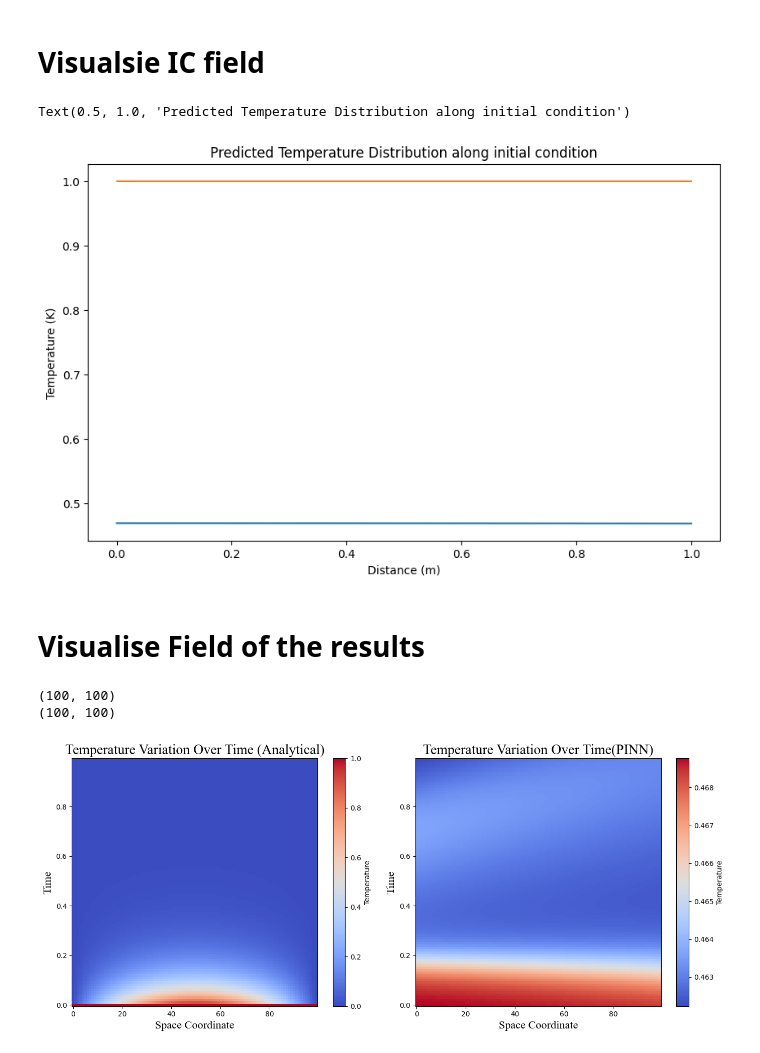
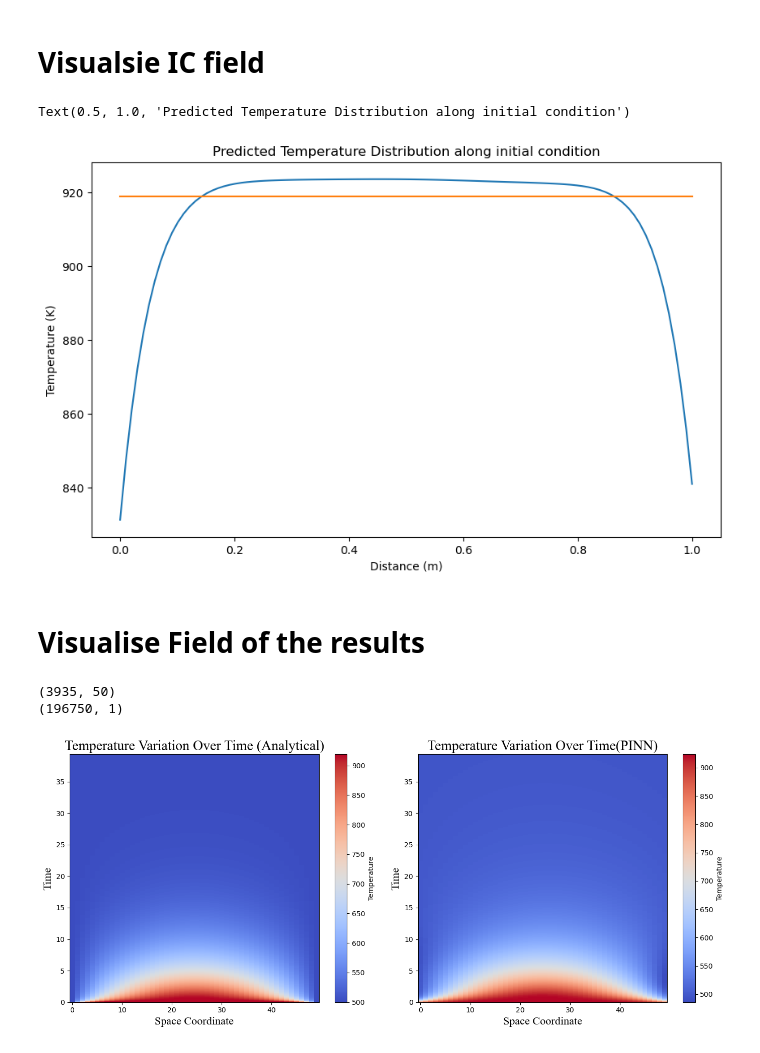
Before and after one commit to radhikrammohan/1D_HT_Pinn, a Jupyter notebook: Data-prep/PINN/Basic_training/spartan/visual.ipynb, the cells around one changed output. Saved outputs shown, nothing was run; the diff lists cells and outputs as text; code cells hidden in the pictures.

```diff
--- a/Data-prep/PINN/Basic_training/spartan/visual.ipynb
+++ b/Data-prep/PINN/Basic_training/spartan/visual.ipynb
@@ -173,7 +212,7 @@ loss_test = test_loss
 # print(f"Test loss loaded on {device}: {type(test_loss)}")
 
 # Load the Trained Model
-model = PINN(2, 20, 1, 8).to(device)
+model = PINN(2, 20, 1, 5).to(device)
 model_location = f"output_files/job_{job_id}/best-model.pth"
 model.load_state_dict(torch.load(model_location, map_location =device,weights_only=False))
 # %% [output]
@@ -224,13 +263,20 @@ inp_data = input_t
 
 temp_nn = model(inp_data[:,0].unsqueeze(1), inp_data[:,1].unsqueeze(1)).cpu().detach().numpy() # Get the predictions from the model
 
-dx = 1/100
-time_end = 1
-# temp_nn = invscaler(temp_nn,500.0,919.0) # Inverse transform the predictions
+dx = heat_data.dx
+time_end = time_end
+
+def invscaler(temp_nn, temp_init, t_surr):
+    temp_nn = ((temp_nn * (temp_init - t_surr))) + t_surr
+    return temp_nn
+
+temp_nn = invscaler(temp_nn,919.0,500.0) # Inverse transform the predictions
+
 temp_d= temp_data.reshape(num_steps, numpoints) # Reshape the actual temperature data to a 2D array
 temp_nn_t = temp_nn.reshape(num_steps, numpoints) # Reshape the predictions to a 2D array
-time_ss= np.linspace(0, time_end, num_steps )
-left , idx, right = 0, 50, 100
+
+time_ss= np.linspace(0, time_end, num_steps)
+left , idx, right = 0, 24,49
 
 fig = plt.figure(figsize=(20, 6))
 ax1,ax2,ax3 = fig.subplots(1,3)
@@ -268,57 +314,58 @@ t = torch.tensor(t).float().to(device)
 temp_pred = model(x.unsqueeze(1), t.unsqueeze(1)).cpu().detach().numpy()
 
 Act_temp = (torch.ones_like(x)).cpu().detach().numpy()
+Act_temp_r = Act_temp * 919.0
+
+temp_pred_r = invscaler(temp_pred, 919.0, 500.0) # Inverse transform the predictions
 plt.figure(figsize=(10, 6))
-plt.plot(x.cpu().detach().numpy(), temp_pred, label='Predicted Temperature')
-plt.plot(x.cpu().detach().numpy(), Act_temp, label='Actual Temperature')
+plt.plot(x.cpu().detach().numpy(), temp_pred_r, label='Predicted Temperature')
+plt.plot(x.cpu().detach().numpy(), Act_temp_r, label='Actual Temperature')
 plt.xlabel('Distance (m)')
 plt.ylabel('Temperature (K)')
 plt.title('Predicted Temperature Distribution along initial condition')
 #end
 # %% [output]
 Text(0.5, 1.0, 'Predicted Temperature Distribution along initial condition')
-[figure, old version]
+[figure, new version]
 # %% [markdown]
 # Visualise Field of the results
 # %%
 
+Act_temp = temp_data
 
-Act_temp = temp_data
 Act_temp = Act_temp.reshape(num_steps, numpoints)
 print(Act_temp.shape)
 
 input_pred = input_t
 temp_nn = model(input_pred[:,0].unsqueeze(1), input_pred[:,1].unsqueeze(1)).cpu().detach().numpy()
-temp_nn = temp_nn
-temp_nn = temp_nn.reshape(num_steps, numpoints)
+temp_nn_r  = invscaler(temp_nn, 919.0, 500.0) # Inverse transform the predictions
+temp_nn_r = temp_nn_r.reshape(num_steps, numpoints)
 
 print(temp_nn.shape)
-dt = 1/100
+dt = dt
 space_coord, time_coord = np.meshgrid(np.arange(Act_temp.shape[1]), np.arange(Act_temp.shape[0]))
 time_coord = time_coord * dt
 
 # Create a figure with two subplots
 fig, (ax1, ax2) = plt.subplots(1, 2, figsize=(14, 6))
-
-
 
 # Plot the temperature history on the left subplot
 im1 = ax1.pcolormesh(space_coord, time_coord, Act_temp, cmap='coolwarm')
 ax1.set_xlabel('Space Coordinate', fontname='Times New Roman', fontsize=16)
 ax1.set_ylabel('Time',fontname='Times New Roman', fontsize=16)
 ax1.set_title('Temperature Variation Over Time (Analytical)',fontname='Times New Roman', fontsize=20)
 fig.colorbar(im1, ax=ax1, label='Temperature')
 
-im2 = ax2.pcolormesh(space_coord, time_coord, temp_nn, cmap='coolwarm')
+im2 = ax2.pcolormesh(space_coord, time_coord, temp_nn_r, cmap='coolwarm')
 ax2.set_xlabel('Space Coordinate', fontname='Times New Roman', fontsize=16)
 ax2.set_ylabel('Time',fontname='Times New Roman', fontsize=16)
 ax2.set_title('Temperature Variation Over Time(PINN)',fontname='Times New Roman', fontsize=20)
 fig.colorbar(im2, ax=ax2, label='Temperature')
 
 plt.tight_layout()
 
 plt.show()
 # %% [output]
-(100, 100)
-(100, 100)
+(3935, 50)
+(196750, 1)
-[figure, old version]
+[figure, new version]
```
Also changed, not shown: parts of 14 cells of this notebook, 5 other files.
